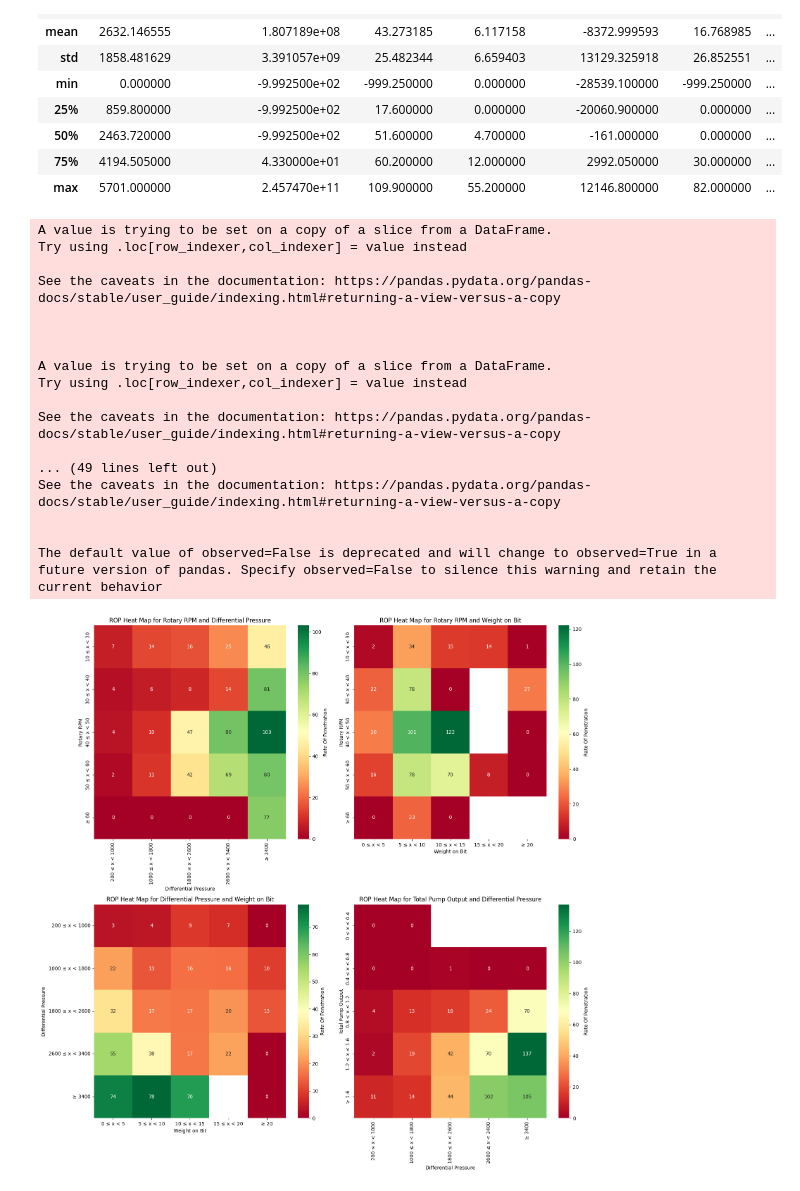
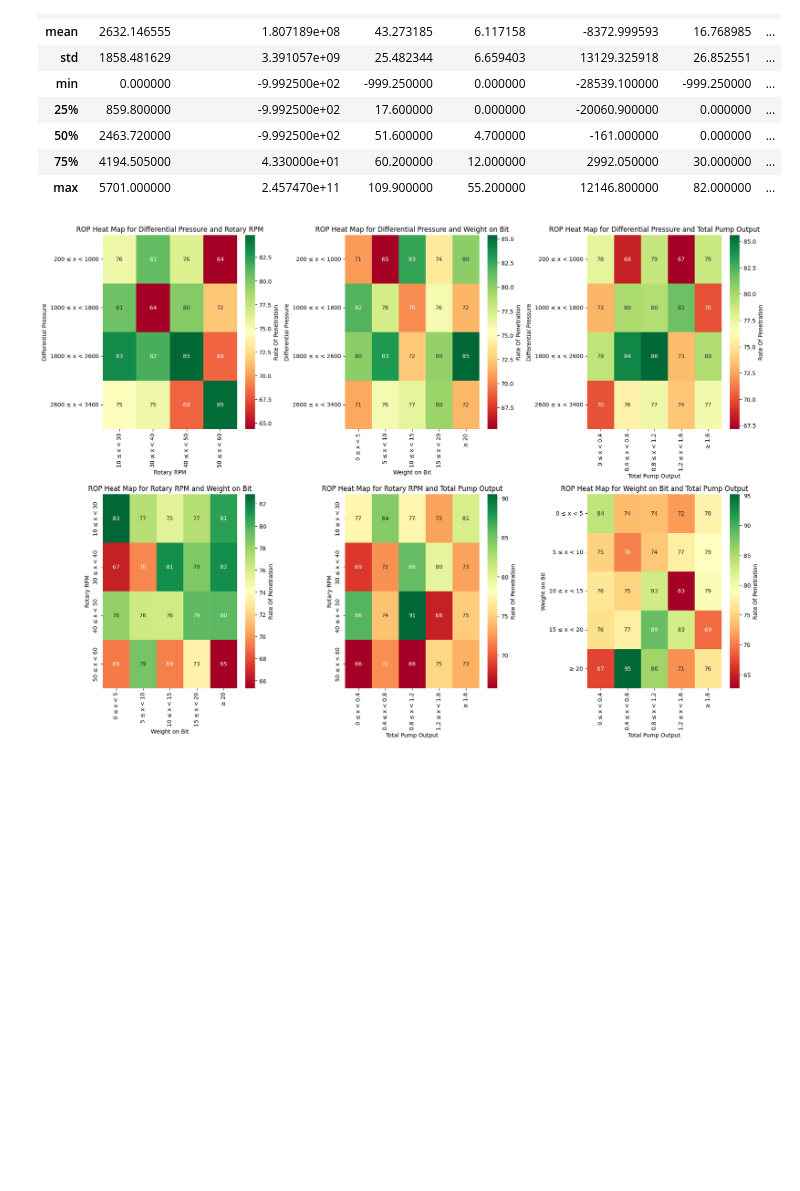
Before and after one commit to gaoqian310/post_well_analysis, a Jupyter notebook: ROP_analysis_4_factors.ipynb, the cells around one changed output. Saved outputs shown, nothing was run; the diff lists cells and outputs as text; code cells hidden in the pictures; blank space fills up the shorter version.

```diff
--- a/ROP_analysis_4_factors.ipynb
+++ b/ROP_analysis_4_factors.ipynb
@@ -113,7 +105,7 @@ data.head()
 data.set_index('DateTime', inplace=True)
 # %%
 # Resample with a 15-minute frequency
-data_resample = data.resample('15T').mean()
+data_resample = data.resample('15min').mean()
 # %%
 # generate the figure
 traces = list(data.columns.values)
@@ -161,8 +153,22 @@ data.describe()
 | 75% | 4194.505000 | 4.330000e+01 | 60.200000 | 12.000000 | 2992.050000 | 30.000000 | ... |
 | max | 5701.000000 | 2.457470e+11 | 109.900000 | 55.200000 | 12146.800000 | 82.000000 | ... |
 # %%
+import numpy as np
+import pandas as pd
+import seaborn as sns
+import matplotlib.pyplot as plt
+
+# Sample data creation for demonstration (replace this with your actual data)
+data = pd.DataFrame({
+    'Differential Pressure': np.random.uniform(200, 3400, 1000),
+    'Rotary RPM': np.random.uniform(10, 60, 1000),
+    'Weight on Bit': np.random.uniform(0, 25, 1000),
+    'Total Pump Output': np.random.uniform(0, 2.3, 1000),
+    'Rate Of Penetration': np.random.uniform(10, 150, 1000)
+})
+
 # Extract relevant columns
-ROP_data = data[['Differential Pressure', 'Rotary RPM', 'Rate Of Penetration', 'Total Pump Output', 'Weight on Bit']]
+ROP_data = data[['Differential Pressure', 'Rotary RPM', 'Rate Of Penetration', 'Total Pump Output', 'Weight on Bit']].copy()
 
 # Function to generate ROP heatmap
 def generate_rop_heatmap(parameter1, parameter2, ROP_data, ax):
@@ -170,59 +176,50 @@ def generate_rop_heatmap(parameter1, parameter2, ROP_data, ax):
     parameter_bins = {
         'Differential Pressure': [200, 1000, 1800, 2600, 3400, np.inf],
         'Rotary RPM': [10, 30, 40, 50, 60, np.inf],
-        'Weight on Bit': [0, 5, 15, 20, 25, np.inf],
+        'Weight on Bit': [0, 5, 10, 15, 20, np.inf],
         'Total Pump Output': [0, 0.4, 0.8, 1.2, 1.6, np.inf]
     }
 
     parameter_labels = {
         'Differential Pressure': ["200 ≤ x < 1000", "1000 ≤ x < 1800", "1800 ≤ x < 2600", "2600 ≤ x < 3400", "≥ 3400"],
         'Rotary RPM': ["10 ≤ x < 30", "30 ≤ x < 40", "40 ≤ x < 50", "50 ≤ x < 60", "≥ 60"],
         'Weight on Bit': ["0 ≤ x < 5", "5 ≤ x < 10", "10 ≤ x < 15", "15 ≤ x < 20", "≥ 20"],
         'Total Pump Output': ["0 ≤ x < 0.4", "0.4 ≤ x < 0.8", "0.8 ≤ x < 1.2", "1.2 ≤ x < 1.6", "≥ 1.6"]
     }
 
     # Bin the data for each parameter
     ROP_data['Parameter1 Bin'] = pd.cut(ROP_data[parameter1], bins=parameter_bins[parameter1], labels=parameter_labels[parameter1])
     ROP_data['Parameter2 Bin'] = pd.cut(ROP_data[parameter2], bins=parameter_bins[parameter2], labels=parameter_labels[parameter2])
 
     # Pivot the table to create a matrix for the heatmap
-    heatmap_data = ROP_data.pivot_table(index='Parameter1 Bin', columns='Parameter2 Bin', values='Rate Of Penetration', aggfunc='mean')
+    heatmap_data = ROP_data.pivot_table(index='Parameter1 Bin', columns='Parameter2 Bin', values='Rate Of Penetration', aggfunc='mean', observed=False)
 
     # Plot the heatmap
     sns.heatmap(heatmap_data, annot=True, fmt=".0f", cmap="RdYlGn", cbar_kws={'label': 'Rate Of Penetration'}, ax=ax)
     ax.set_title(f'ROP Heat Map for {parameter1} and {parameter2}')
     ax.set_xlabel(parameter2)
     ax.set_ylabel(parameter1)
 
 # Create subplot grid
-fig, axs = plt.subplots(2, 2, figsize=(16, 16))
+fig, axs = plt.subplots(3, 3, figsize=(18, 18))
 
-# Select two parameters out of four
-parameters = [('Rotary RPM', 'Differential Pressure'), ('Rotary RPM', 'Weight on Bit'), ('Differential Pressure', 'Weight on Bit'), ('Total Pump Output', 'Differential Pressure')]
+# All parameter combinations
+parameters = ['Differential Pressure', 'Rotary RPM', 'Weight on Bit', 'Total Pump Output']
+combinations = [(parameters[i], parameters[j]) for i in range(len(parameters)) for j in range(i+1, len(parameters))]
 
 # Generate ROP heatmaps for selected parameters
-for i, (param1, param2) in enumerate(parameters):
-    generate_rop_heatmap(param1, param2, ROP_data, axs[i//2, i%2])
+for i, (param1, param2) in enumerate(combinations):
+    row = i // 3
+    col = i % 3
+    generate_rop_heatmap(param1, param2, ROP_data, axs[row, col])
+
+# Remove any unused subplots
+if len(combinations) < 9:
+    for j in range(len(combinations), 9):
+        fig.delaxes(axs.flatten()[j])
 
 # Adjust layout
 plt.tight_layout()
 plt.show()
 # %% [output]
-A value is trying to be set on a copy of a slice from a DataFrame.
-Try using .loc[row_indexer,col_indexer] = value instead
-
-See the caveats in the documentation: https://pandas.pydata.org/pandas-docs/stable/user_guide/indexing.html#returning-a-view-versus-a-copy
-
-
-
-A value is trying to be set on a copy of a slice from a DataFrame.
-Try using .loc[row_indexer,col_indexer] = value instead
-
-See the caveats in the documentation: https://pandas.pydata.org/pandas-docs/stable/user_guide/indexing.html#returning-a-view-versus-a-copy
-
-... (49 lines left out)
-See the caveats in the documentation: https://pandas.pydata.org/pandas-docs/stable/user_guide/indexing.html#returning-a-view-versus-a-copy
-
-
-The default value of observed=False is deprecated and will change to observed=True in a future version of pandas. Specify observed=False to silence this warning and retain the current behavior
-[figure, old version]
+[figure, new version]
```
Also changed, not shown: parts of 2 cells of this notebook, 2 other files.
